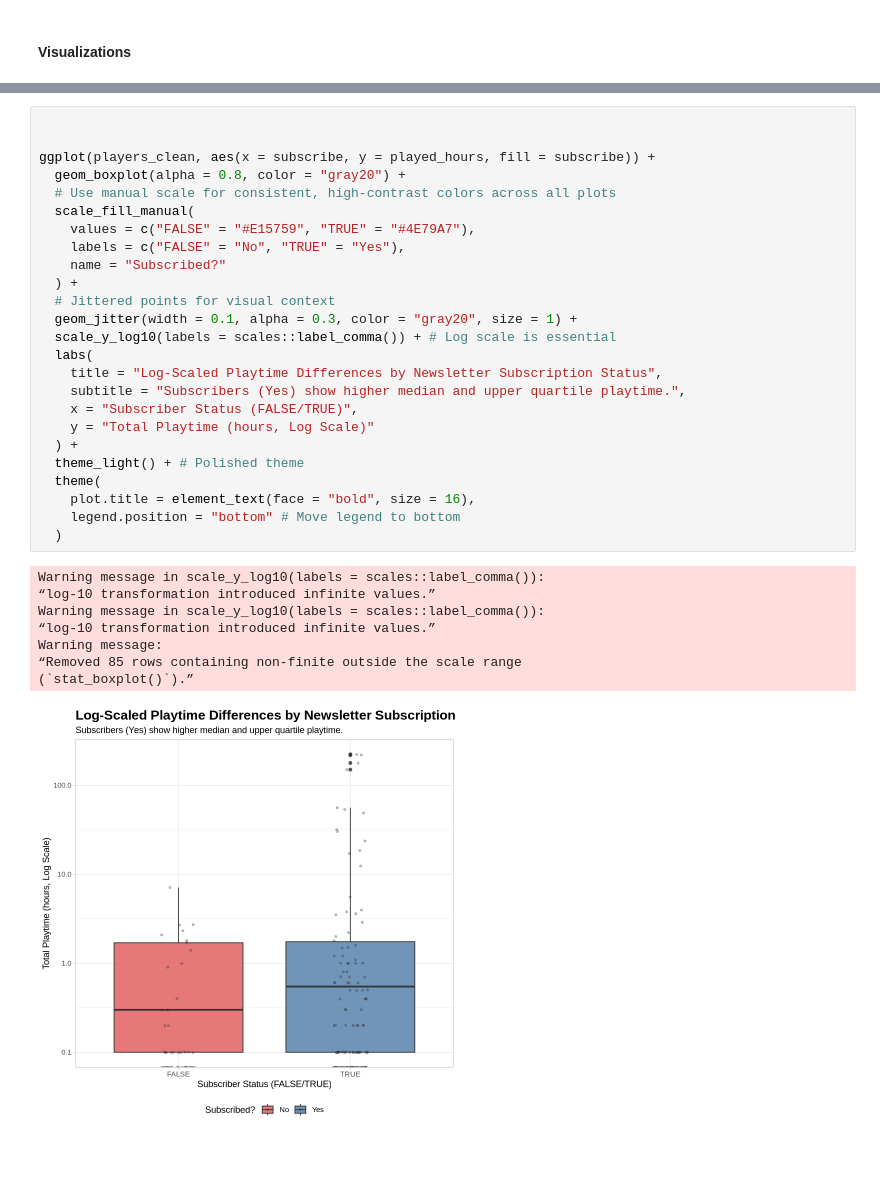
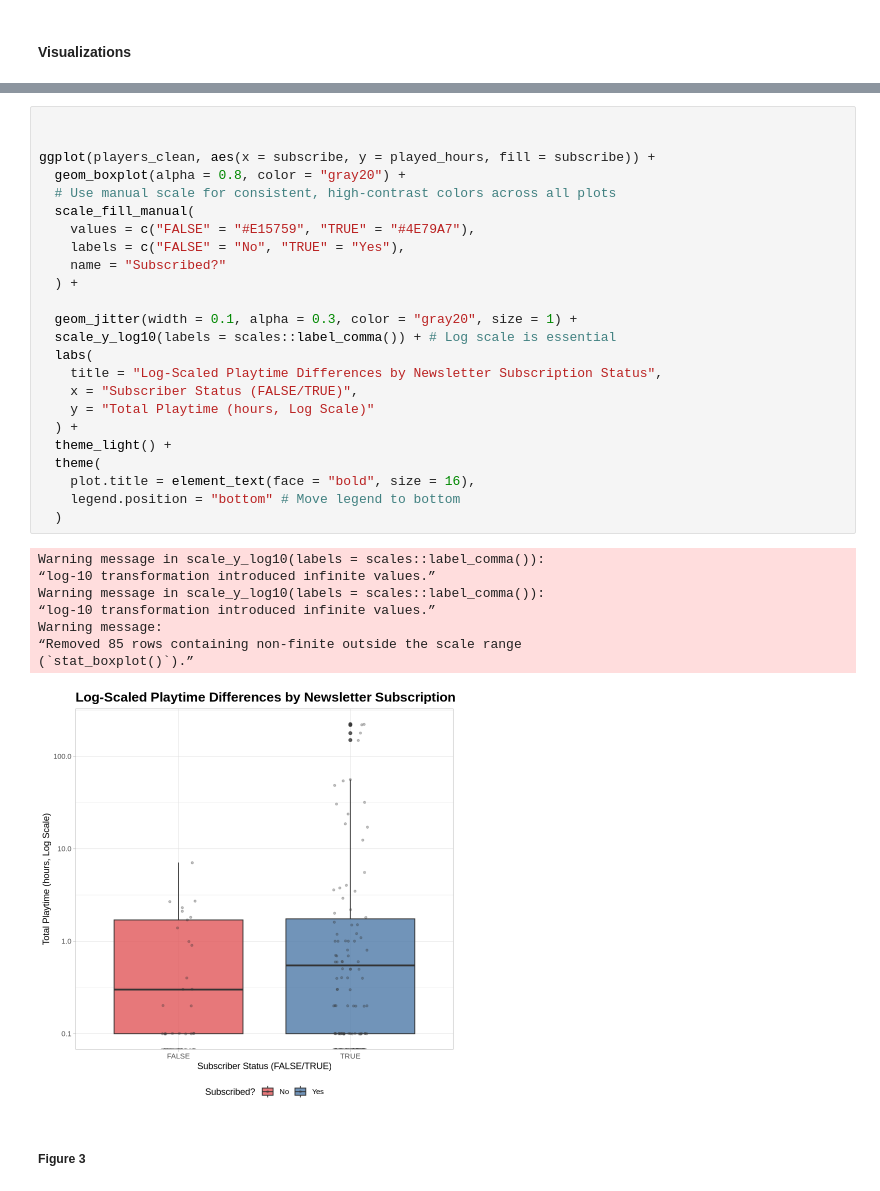
Before and after one commit to abeC-007/DSCI-ProjectRepository, a Jupyter notebook: plan.ipynb, the cells around one changed output, grey strips where cells are left out. Saved outputs shown, nothing was run; the diff lists cells and outputs as text; blank space fills up the shorter version.

```diff
--- a/plan.ipynb
+++ b/plan.ipynb
@@ -259,34 +265,35 @@ Warning message:
 # %%
 
 
 ggplot(players_clean, aes(x = subscribe, y = played_hours, fill = subscribe)) +
   geom_boxplot(alpha = 0.8, color = "gray20") +
   # Use manual scale for consistent, high-contrast colors across all plots
   scale_fill_manual(
     values = c("FALSE" = "#E15759", "TRUE" = "#4E79A7"),
     labels = c("FALSE" = "No", "TRUE" = "Yes"),
     name = "Subscribed?"
   ) +
-  # Jittered points for visual context
+
   geom_jitter(width = 0.1, alpha = 0.3, color = "gray20", size = 1) +
   scale_y_log10(labels = scales::label_comma()) + # Log scale is essential
   labs(
     title = "Log-Scaled Playtime Differences by Newsletter Subscription Status",
-    subtitle = "Subscribers (Yes) show higher median and upper quartile playtime.",
     x = "Subscriber Status (FALSE/TRUE)",
     y = "Total Playtime (hours, Log Scale)"
   ) +
-  theme_light() + # Polished theme
+  theme_light() +
   theme(
     plot.title = element_text(face = "bold", size = 16),
     legend.position = "bottom" # Move legend to bottom
   )
 # %% [output]
 Warning message in scale_y_log10(labels = scales::label_comma()):
 “log-10 transformation introduced infinite values.”
 Warning message in scale_y_log10(labels = scales::label_comma()):
 “log-10 transformation introduced infinite values.”
 Warning message:
 “Removed 85 rows containing non-finite outside the scale range
 (`stat_boxplot()`).”
-[figure, old version]
+[figure, new version]
+# %% [markdown]
+##### Figure 3
```
Also changed, not shown: parts of 13 cells of this notebook.
